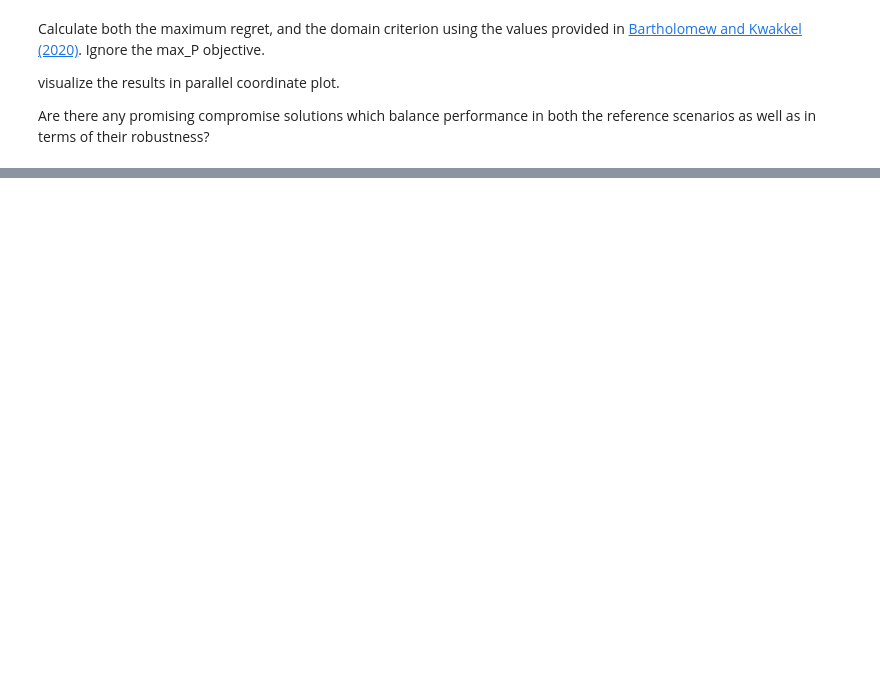
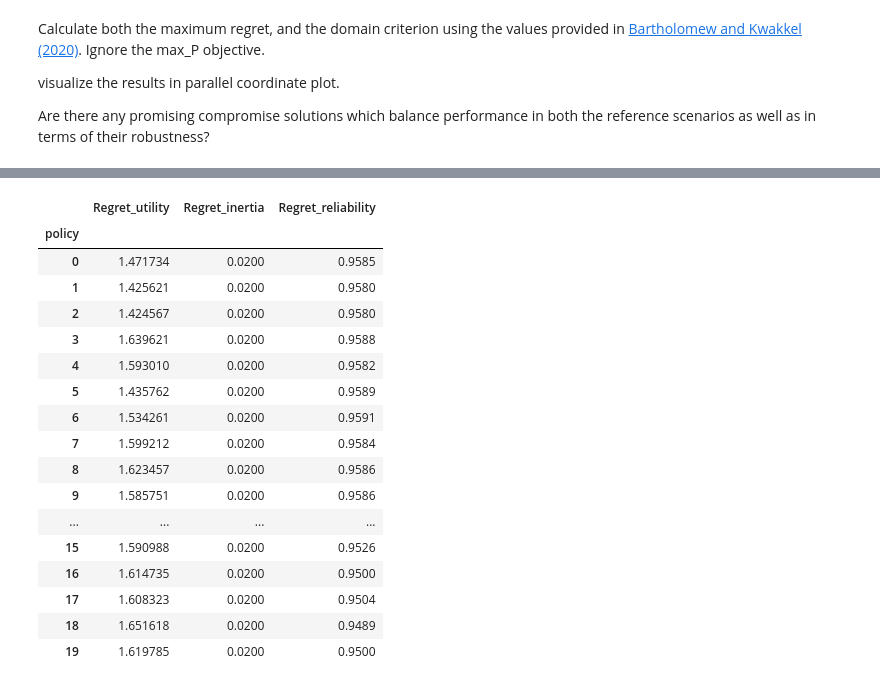
Before and after one commit to tamarvooijs/MBDM, a Jupyter notebook: Week 5-6 - robustness and direct search/assignment 9 - multi-scenario MORDM.ipynb, the cells around one changed output, grey strips where cells are left out. Drawn from its saved outputs; the diff is of its cells as text; code cells hidden in the pictures; blank space fills up the shorter version.

```diff
--- a/Week 5-6 - robustness and direct search/assignment 9 - multi-scenario MORDM.ipynb
+++ b/Week 5-6 - robustness and direct search/assignment 9 - multi-scenario MORDM.ipynb
@@ -538,0 +572,20 @@ Are there any promising compromise solutions which balance performance in both t
+# %%
+regret_max_P=[]
+regret_utility=[]
+regret_inertia=[]
+regret_reliability=[]
+
+policy_list=df_complete.policy.unique()
+scenarios = df_complete.scenario.unique()
+
+for n in policy_list:
+    sub_data=df_complete[df_complete['policy']==n]
+    #print(sub_data.head())
+    for i in range(len(scenarios)):
+        utility_temp=max_values_utility.iloc[i] - (sub_data.iloc[i,15])
+        inertia_temp=max_values_inertia.iloc[i] - (sub_data.iloc[i,16])
+        reliability_temp=max_values_reliability.iloc[i] - (sub_data.iloc[i,17])
+
+        regret_utility.append(utility_temp)
+        regret_inertia.append(inertia_temp)
+        regret_reliability.append(reliability_temp)
@@ -538,0 +631,21 @@ Are there any promising compromise solutions which balance performance in both t
+# %%
+copy_data.head(20)
+# %% [output]
+|  | Regret_utility | Regret_inertia | Regret_reliability |
+| policy |  |  |  |
+| 0 | 1.471734 | 0.0200 | 0.9585 |
+| 1 | 1.425621 | 0.0200 | 0.9580 |
+| 2 | 1.424567 | 0.0200 | 0.9580 |
+| 3 | 1.639621 | 0.0200 | 0.9588 |
+| 4 | 1.593010 | 0.0200 | 0.9582 |
+| 5 | 1.435762 | 0.0200 | 0.9589 |
+| 6 | 1.534261 | 0.0200 | 0.9591 |
+| 7 | 1.599212 | 0.0200 | 0.9584 |
+| 8 | 1.623457 | 0.0200 | 0.9586 |
+| 9 | 1.585751 | 0.0200 | 0.9586 |
+| ... | ... | ... | ... |
+| 15 | 1.590988 | 0.0200 | 0.9526 |
+| 16 | 1.614735 | 0.0200 | 0.9500 |
+| 17 | 1.608323 | 0.0200 | 0.9504 |
+| 18 | 1.651618 | 0.0200 | 0.9489 |
+| 19 | 1.619785 | 0.0200 | 0.9500 |
```
Also changed, not shown: parts of 34 cells of this notebook, 7 other files.
